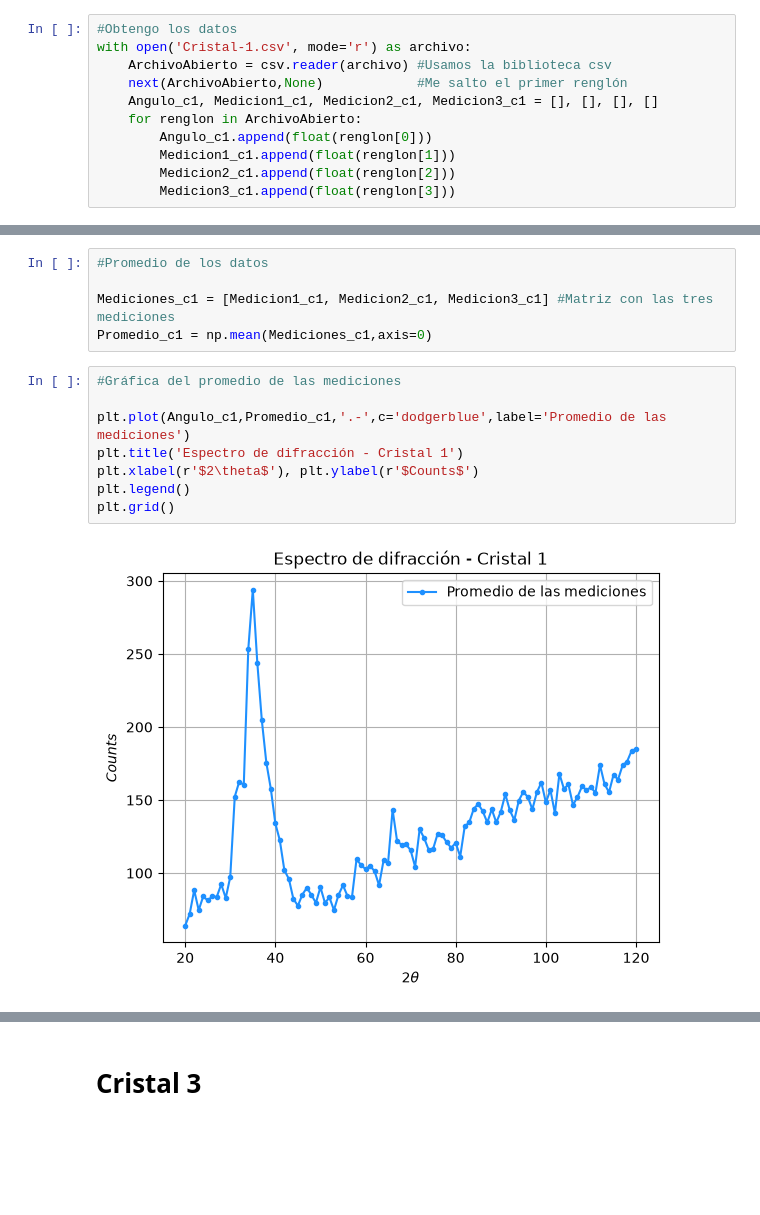
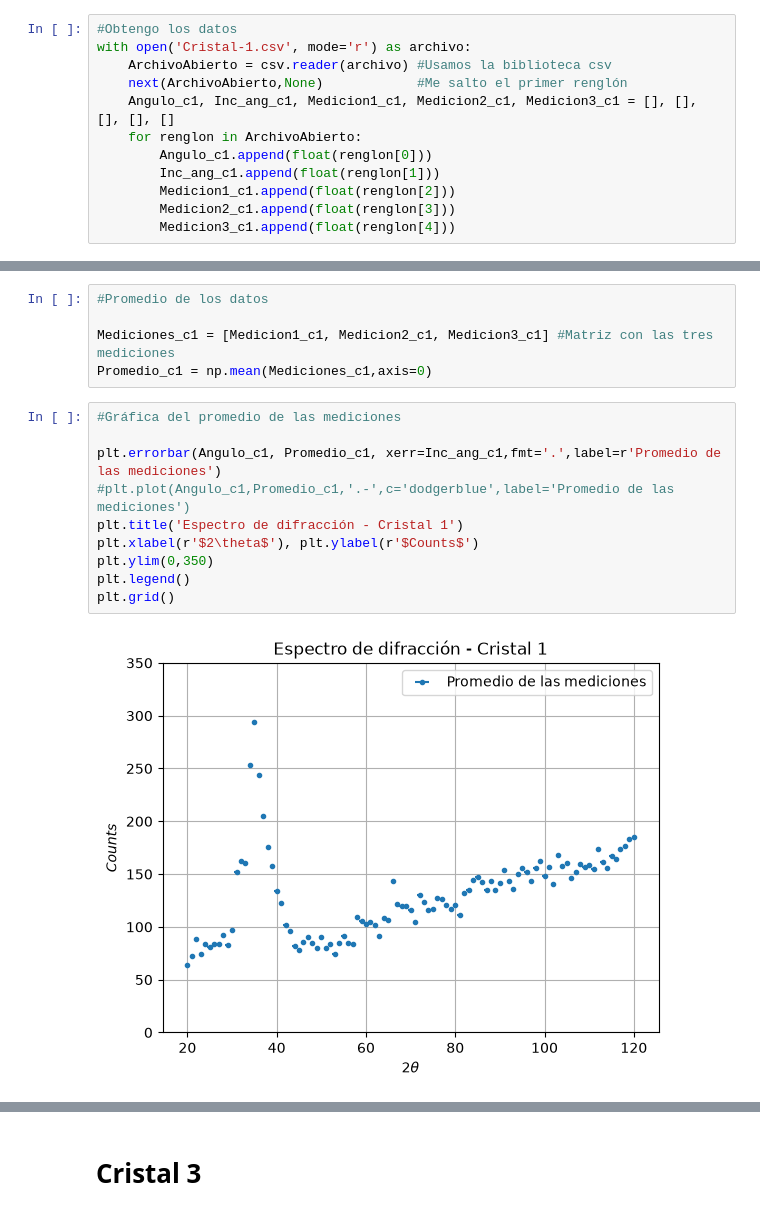
Before and after one commit to Alexi5omg/Labo-Contemporanea-I, a Jupyter notebook: P1-Difraccion_Bragg_RayosX/Analisis-P1.ipynb, the cells around one changed output, grey strips where cells are left out. Drawn from its saved outputs; the diff is of its cells as text; blank space fills up the shorter version.

```diff
--- a/P1-Difraccion_Bragg_RayosX/Analisis-P1.ipynb
+++ b/P1-Difraccion_Bragg_RayosX/Analisis-P1.ipynb
@@ -9,12 +11,13 @@ import csv
 with open('Cristal-1.csv', mode='r') as archivo:
     ArchivoAbierto = csv.reader(archivo) #Usamos la biblioteca csv
     next(ArchivoAbierto,None)            #Me salto el primer renglón
-    Angulo_c1, Medicion1_c1, Medicion2_c1, Medicion3_c1 = [], [], [], []
+    Angulo_c1, Inc_ang_c1, Medicion1_c1, Medicion2_c1, Medicion3_c1 = [], [], [], [], []
     for renglon in ArchivoAbierto:
         Angulo_c1.append(float(renglon[0]))
-        Medicion1_c1.append(float(renglon[1]))
-        Medicion2_c1.append(float(renglon[2]))
-        Medicion3_c1.append(float(renglon[3]))
+        Inc_ang_c1.append(float(renglon[1]))
+        Medicion1_c1.append(float(renglon[2]))
+        Medicion2_c1.append(float(renglon[3]))
+        Medicion3_c1.append(float(renglon[4]))
 # %%
 #Gráficas por medición
 
@@ -61,10 +74,12 @@ Promedio_c1 = np.mean(Mediciones_c1,axis=0)
 # %%
 #Gráfica del promedio de las mediciones
 
-plt.plot(Angulo_c1,Promedio_c1,'.-',c='dodgerblue',label='Promedio de las mediciones')
+plt.errorbar(Angulo_c1, Promedio_c1, xerr=Inc_ang_c1,fmt='.',label=r'Promedio de las mediciones')
+#plt.plot(Angulo_c1,Promedio_c1,'.-',c='dodgerblue',label='Promedio de las mediciones')
 plt.title('Espectro de difracción - Cristal 1')
 plt.xlabel(r'$2\theta$'), plt.ylabel(r'$Counts$')
+plt.ylim(0,350)
 plt.legend()
 plt.grid()
 # %% [output]
-[figure, old version]
+[figure, new version]
```
Also changed, not shown: parts of 30 cells of this notebook, 4 other files.
